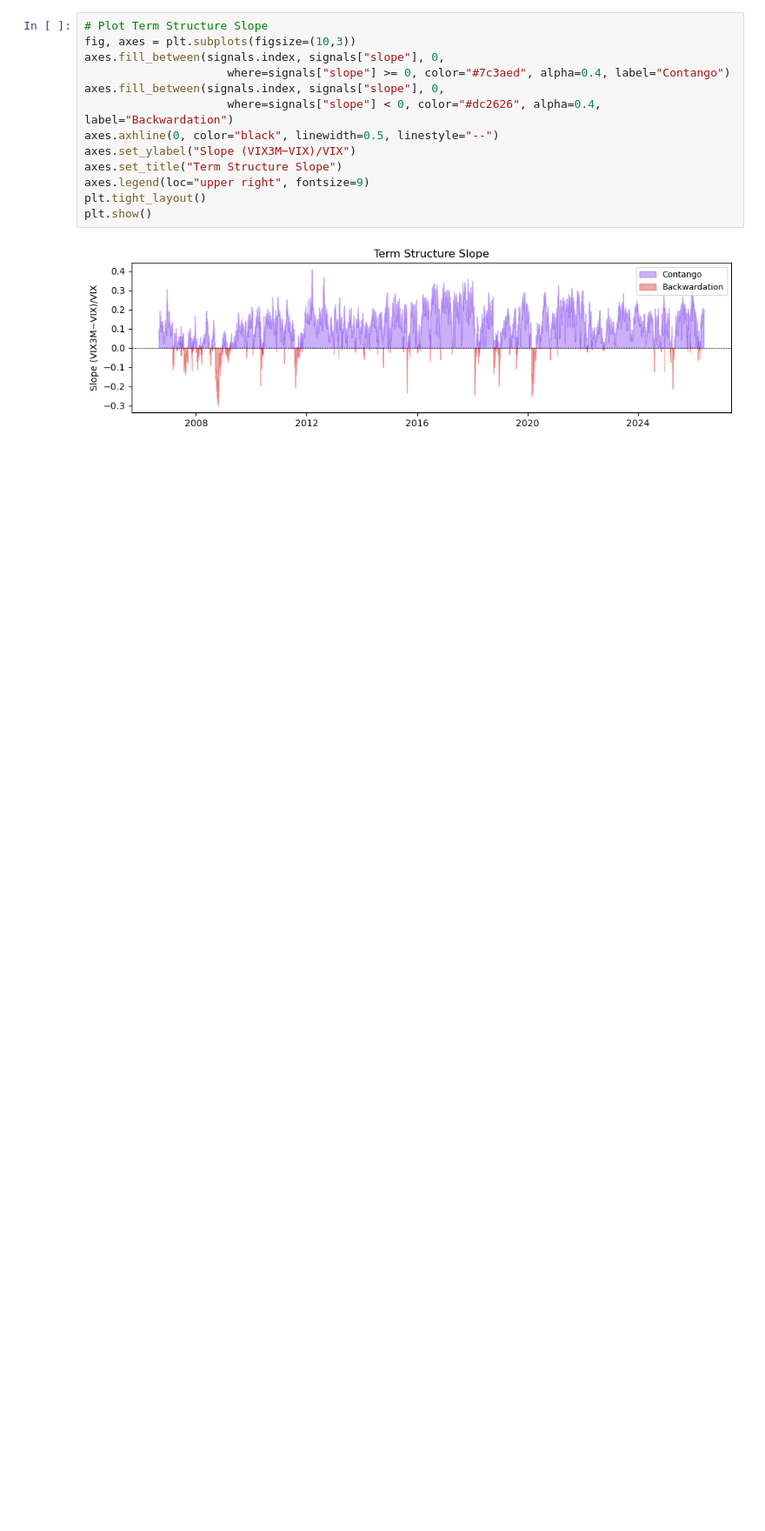
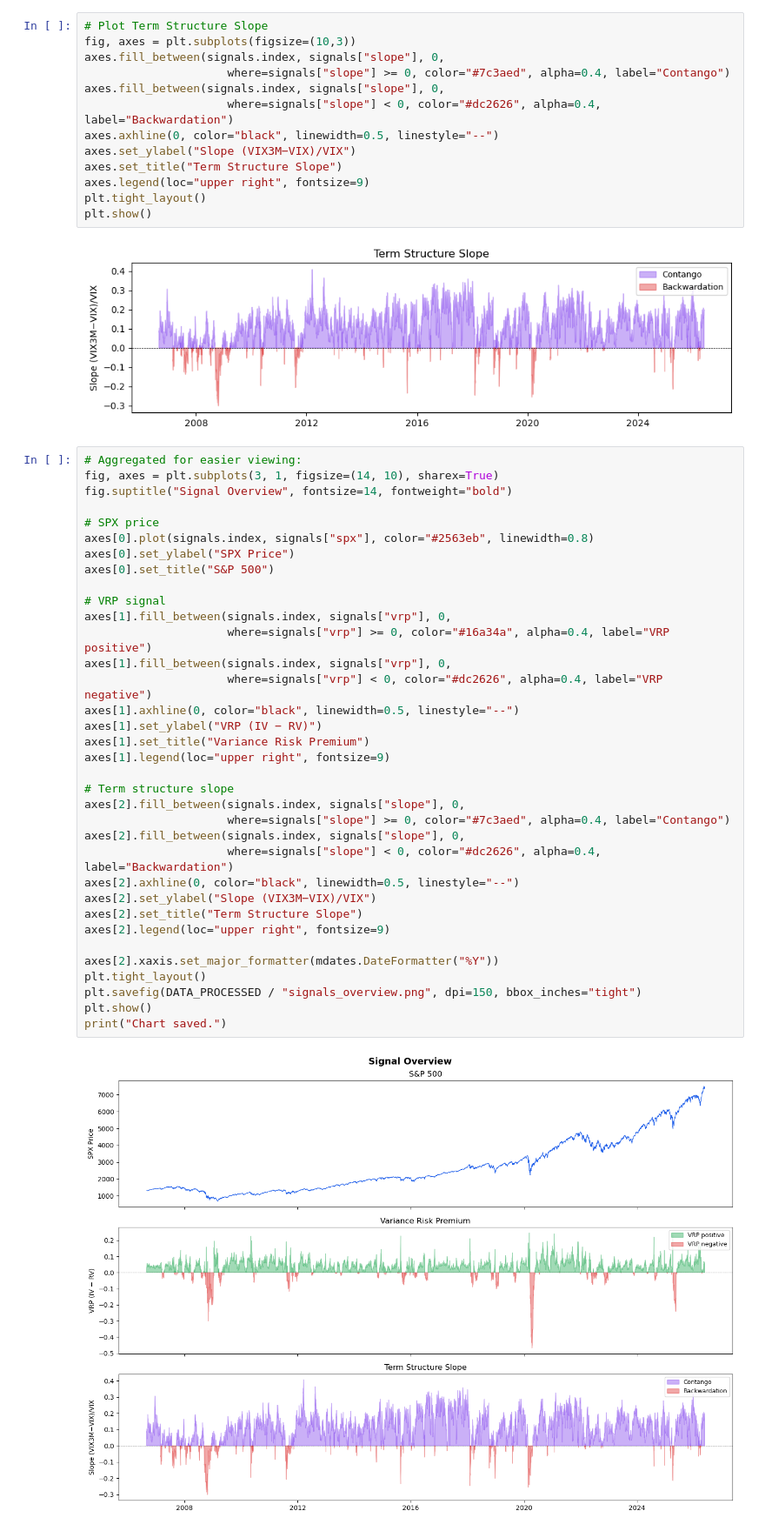
Before and after one commit to rtkyboba/vrp-regime-detection-strategy, a Jupyter notebook: notebooks/02_signal_construction.ipynb, the cells around one changed output. Shown at 87% size. Saved outputs shown, nothing was run; the diff lists cells and outputs as text; blank space fills up the shorter version.

Commit message:
feat(signal_construction): Added aggregated visuals for term structure, vrp and spx price for easier viewing

```diff
--- a/notebooks/02_signal_construction.ipynb
+++ b/notebooks/02_signal_construction.ipynb
@@ -102,3 +102,40 @@ plt.tight_layout()
 plt.show()
 # %% [output]
 [figure]
+# %%
+# Aggregated for easier viewing:
+fig, axes = plt.subplots(3, 1, figsize=(14, 10), sharex=True)
+fig.suptitle("Signal Overview", fontsize=14, fontweight="bold")
+
+# SPX price
+axes[0].plot(signals.index, signals["spx"], color="#2563eb", linewidth=0.8)
+axes[0].set_ylabel("SPX Price")
+axes[0].set_title("S&P 500")
+
+# VRP signal
+axes[1].fill_between(signals.index, signals["vrp"], 0,
+                     where=signals["vrp"] >= 0, color="#16a34a", alpha=0.4, label="VRP positive")
+axes[1].fill_between(signals.index, signals["vrp"], 0,
+                     where=signals["vrp"] < 0, color="#dc2626", alpha=0.4, label="VRP negative")
+axes[1].axhline(0, color="black", linewidth=0.5, linestyle="--")
+axes[1].set_ylabel("VRP (IV − RV)")
+axes[1].set_title("Variance Risk Premium")
+axes[1].legend(loc="upper right", fontsize=9)
+
+# Term structure slope
+axes[2].fill_between(signals.index, signals["slope"], 0,
+                     where=signals["slope"] >= 0, color="#7c3aed", alpha=0.4, label="Contango")
+axes[2].fill_between(signals.index, signals["slope"], 0,
+                     where=signals["slope"] < 0, color="#dc2626", alpha=0.4, label="Backwardation")
+axes[2].axhline(0, color="black", linewidth=0.5, linestyle="--")
+axes[2].set_ylabel("Slope (VIX3M−VIX)/VIX")
+axes[2].set_title("Term Structure Slope")
+axes[2].legend(loc="upper right", fontsize=9)
+
+axes[2].xaxis.set_major_formatter(mdates.DateFormatter("%Y"))
+plt.tight_layout()
+plt.savefig(DATA_PROCESSED / "signals_overview.png", dpi=150, bbox_inches="tight")
+plt.show()
+print("Chart saved.")
+# %% [output]
+[figure, added]
```
Also changed, not shown: parts of 1 cell of this notebook.
